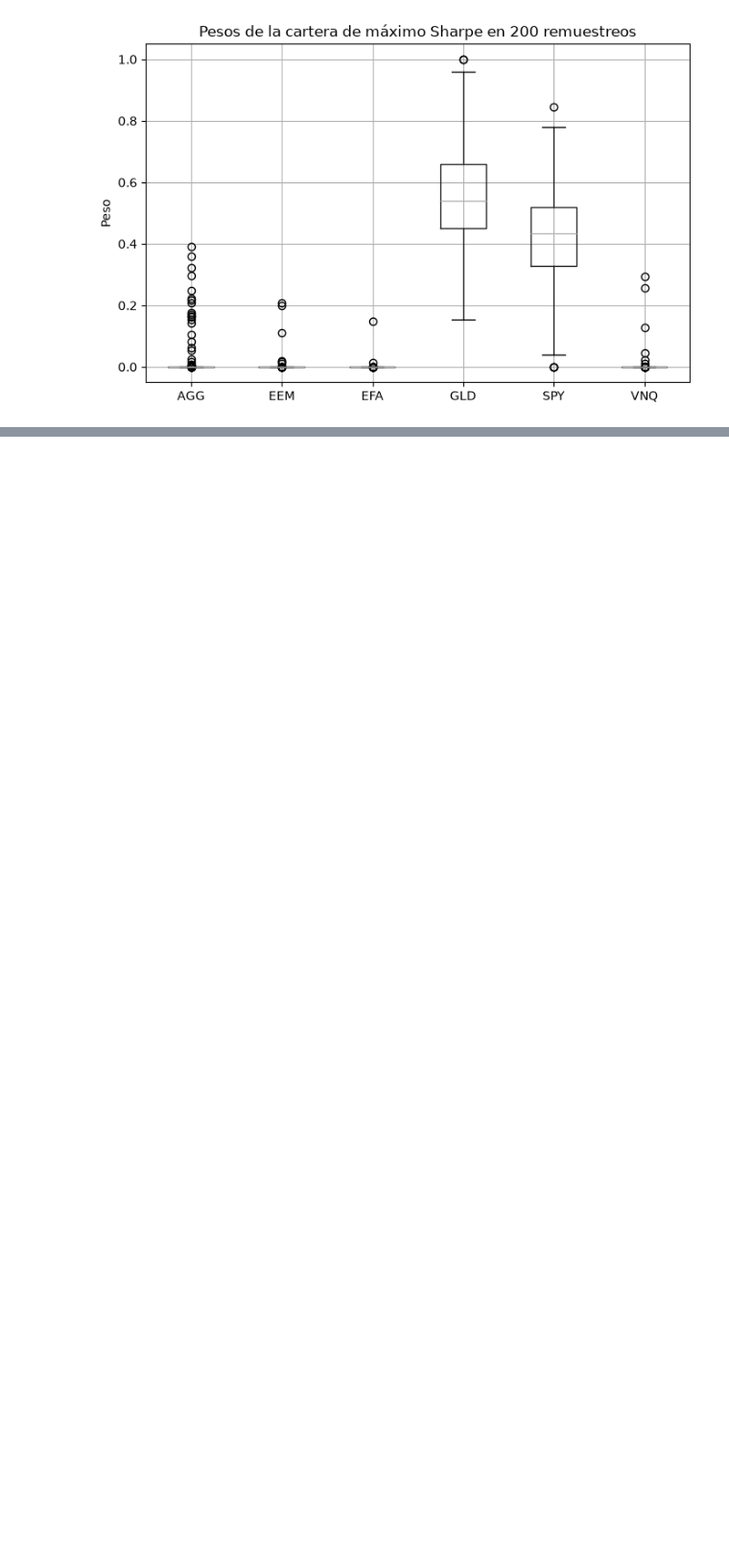
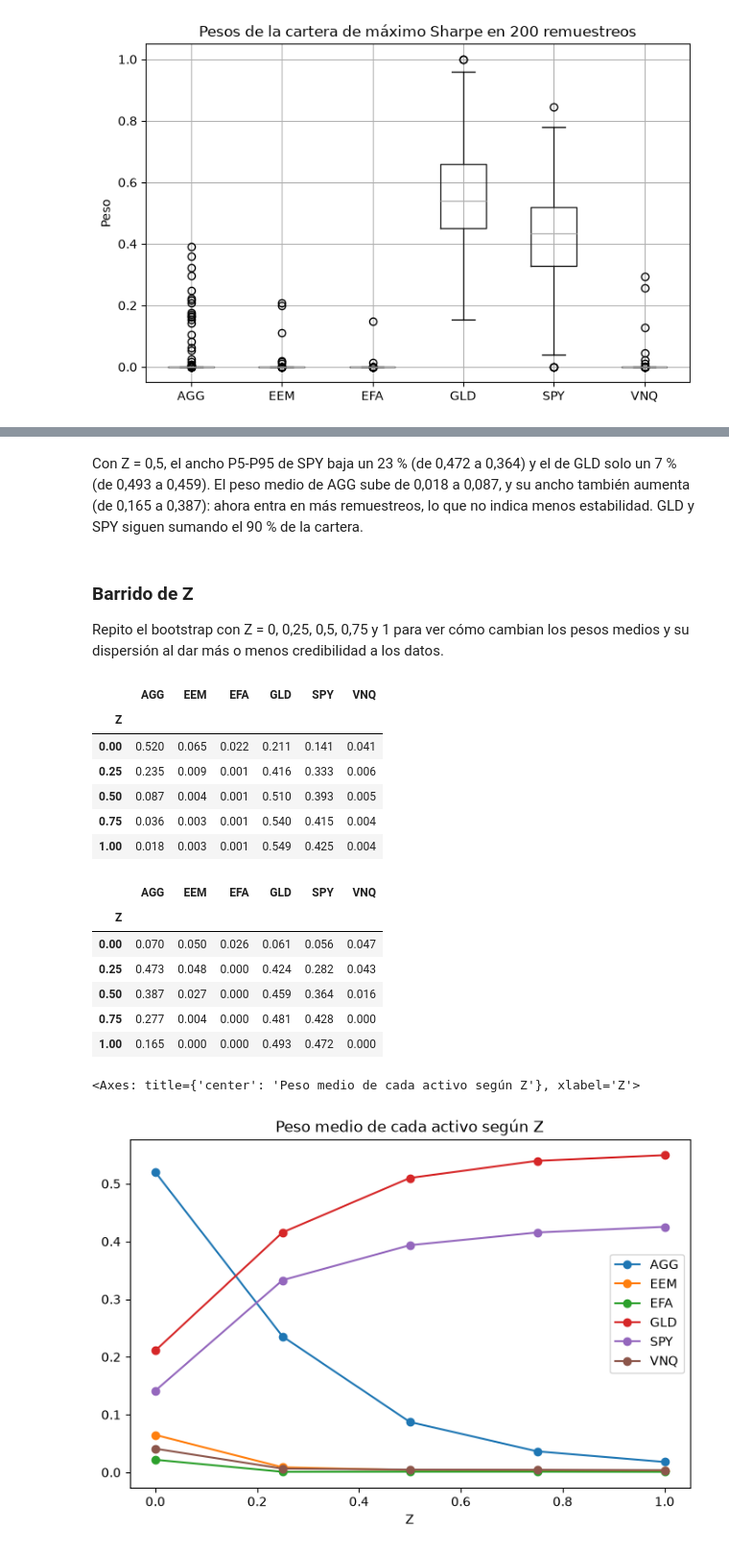
Before and after one commit to mnayala100/proyecto-cartera-markowitz, a Jupyter notebook: notebooks/05_incertidumbre.ipynb, the cells around one changed output, grey strips where cells are left out. Shown at 96% size. Cells and saved outputs as stored; diff of their text form; code cells hidden in the pictures; blank space fills up the shorter version.

```diff
--- a/notebooks/05_incertidumbre.ipynb
+++ b/notebooks/05_incertidumbre.ipynb
@@ -68,0 +146,34 @@ plt.show()
+# %% [markdown]
+Con Z = 0,5, el ancho P5-P95 de SPY baja un 23 % (de 0,472 a 0,364) y el de GLD solo un 7 % (de 0,493 a 0,459). El peso medio de AGG sube de 0,018 a 0,087, y su ancho también aumenta (de 0,165 a 0,387): ahora entra en más remuestreos, lo que no indica menos estabilidad. GLD y SPY siguen sumando el 90 % de la cartera.
+# %% [markdown]
+### Barrido de Z
+
+Repito el bootstrap con Z = 0, 0,25, 0,5, 0,75 y 1 para ver cómo cambian los pesos medios y su dispersión al dar más o menos credibilidad a los datos.
+# %%
+zs = [0, 0.25, 0.5, 0.75, 1]
+resultados = {z: bootstrap_pesos_max_sharpe(rentabilidades, rf_hist, n_rep=200, z=z) for z in zs}
+
+medios = pd.DataFrame({z: p.mean() for z, p in resultados.items()}).T
+anchos = pd.DataFrame({z: p.quantile(0.95) - p.quantile(0.05) for z, p in resultados.items()}).T
+medios.index.name = anchos.index.name = "Z"
+
+display(medios.round(3))
+display(anchos.round(3))
+medios.plot(marker="o", figsize=(8, 5), title="Peso medio de cada activo según Z")
+# %% [output]
+|  | AGG | EEM | EFA | GLD | SPY | VNQ |
+| Z |  |  |  |  |  |  |
+| 0.00 | 0.520 | 0.065 | 0.022 | 0.211 | 0.141 | 0.041 |
+| 0.25 | 0.235 | 0.009 | 0.001 | 0.416 | 0.333 | 0.006 |
+| 0.50 | 0.087 | 0.004 | 0.001 | 0.510 | 0.393 | 0.005 |
+| 0.75 | 0.036 | 0.003 | 0.001 | 0.540 | 0.415 | 0.004 |
+| 1.00 | 0.018 | 0.003 | 0.001 | 0.549 | 0.425 | 0.004 |
+|  | AGG | EEM | EFA | GLD | SPY | VNQ |
+| Z |  |  |  |  |  |  |
+| 0.00 | 0.070 | 0.050 | 0.026 | 0.061 | 0.056 | 0.047 |
+| 0.25 | 0.473 | 0.048 | 0.000 | 0.424 | 0.282 | 0.043 |
+| 0.50 | 0.387 | 0.027 | 0.000 | 0.459 | 0.364 | 0.016 |
+| 0.75 | 0.277 | 0.004 | 0.000 | 0.481 | 0.428 | 0.000 |
+| 1.00 | 0.165 | 0.000 | 0.000 | 0.493 | 0.472 | 0.000 |
+<Axes: title={'center': 'Peso medio de cada activo según Z'}, xlabel='Z'>
+[figure, added]
```
Also changed, not shown: parts of 17 cells of this notebook, 1 other file.
